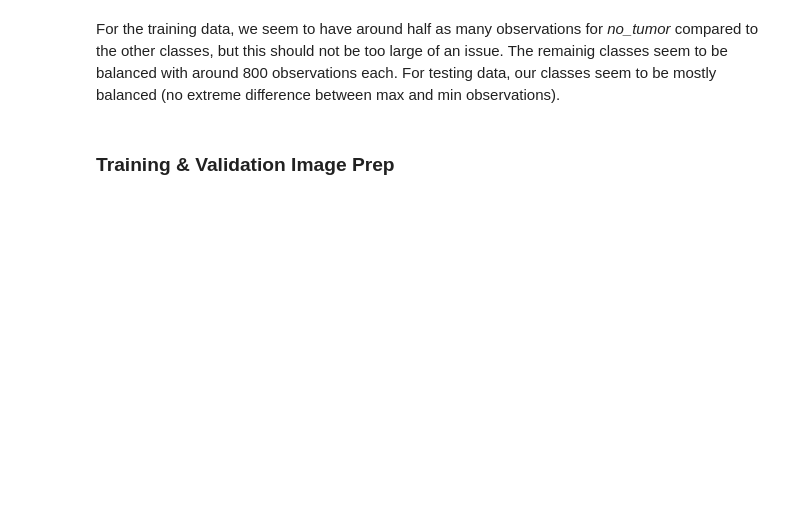
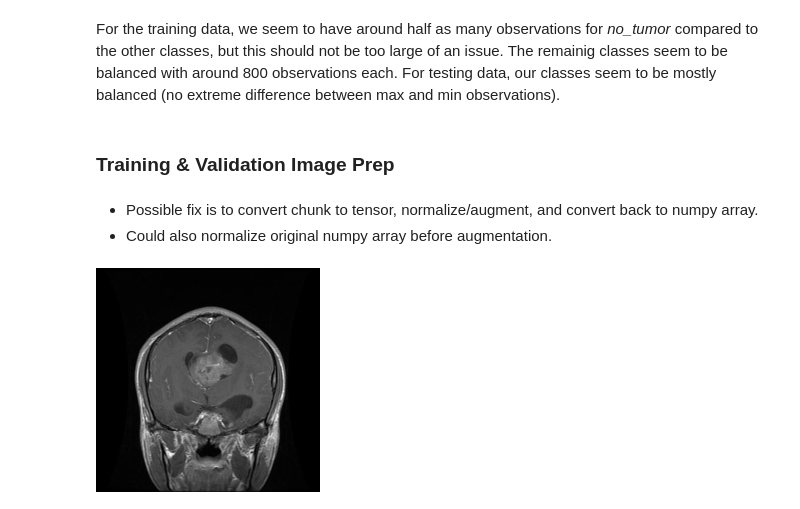
Before and after one commit to dhelms1/brain_tumor, a Jupyter notebook: MRImodeling.ipynb, the cells around one changed output. Cells and saved outputs as stored; diff of their text form; code cells hidden in the pictures; blank space fills up the shorter version.

```diff
--- a/MRImodeling.ipynb
+++ b/MRImodeling.ipynb
@@ -154,0 +148,42 @@ For the training data, we seem to have around half as many observations for *no_
+# %%
+X_train, X_val, y_train, y_val = train_test_split(x_train, y_train, test_size=0.2, shuffle=True, random_state=42)
+X_test = x_test
+filenames_test = None
+filenames_train = None
+x_train = None
+y_train = None
+# %%
+def process_images(split_type='Not Training', images):
+    '''
+    Process images by turning them into tensors, normalizing values to [0,1], and
+    if data split is for training we will augment with random vertical/horizontal
+    flips as well as random brightness/contrast.
+
+    NOTE: Data batches will be created in the .py file that contains the model through
+          a seperate function.
+    '''
+    # Convert to tensor and normalize all data splits
+    images = tf.convert_to_tensor(images) # convert to tensor
+    images = tf.image.convert_image_dtype(images, dtype=tf.float32) # normalize
+
+    # Augment training images only
+    if split_type == 'Training':
+        images = tf.image.random_flip_up_down(images, seed=42) # random flip
+        images = tf.image.random_flip_left_right(images, seed=42) # random flip
+        images = tf.image.random_brightness(images, max_delta=0.4) # random brightness
+        images = tf.image.random_contrast(images, lower=0.7, upper=1.3, seed=42) # random contrast
+
+    return images
+# %%
+X_train = process_images('Training', X_train) # error with memory
+X_val = process_images(X_val)
+X_test = process_images(X_test)
+# %% [markdown]
+- Possible fix is to convert chunk to tensor, normalize/augment, and convert back to numpy array.
+- Could also normalize original numpy array before augmentation.
+# %%
+idx = 1
+print(y_train[idx])
+array_to_img(X_train[idx,:,:,:])
+# %% [output]
+[figure, added]
```
Also changed, not shown: parts of 6 cells of this notebook.
